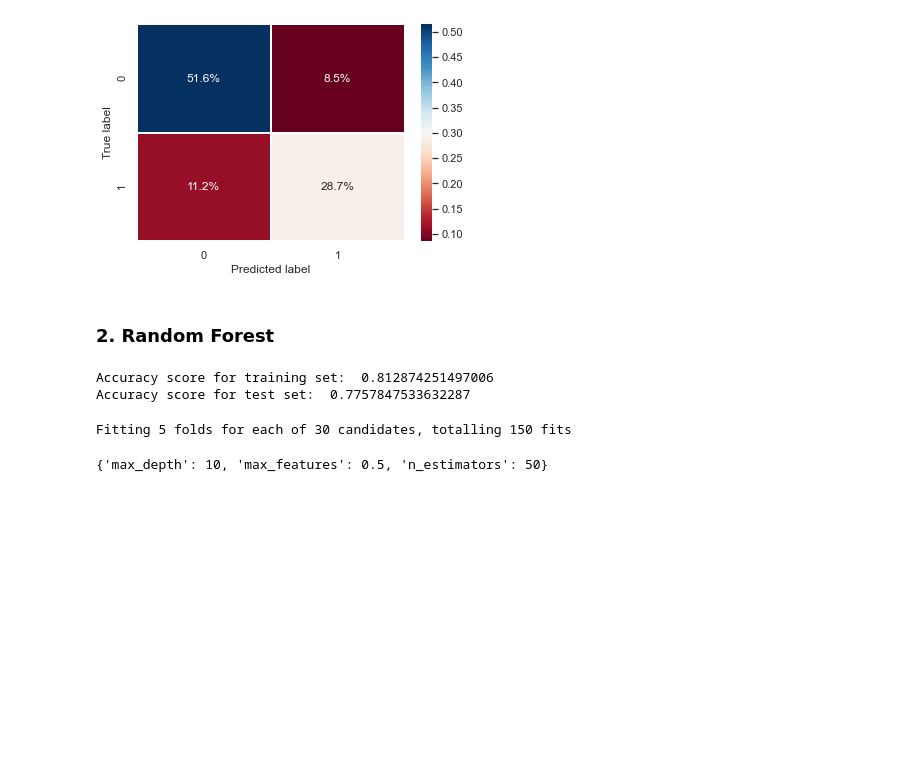
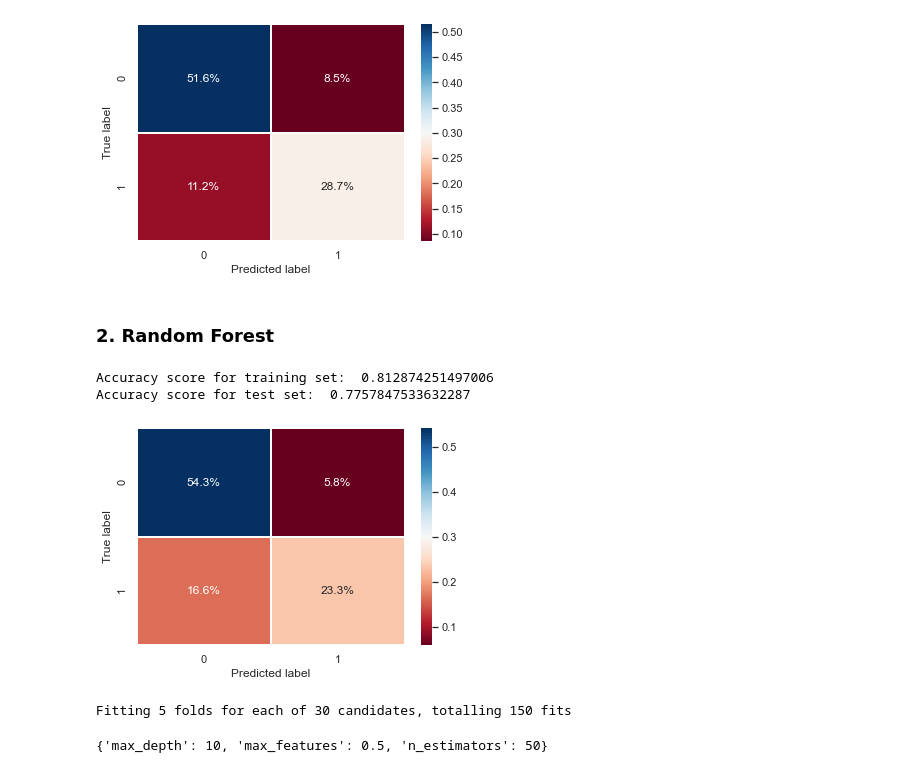
Before and after one commit to golecalicja/titanic-survivor-prediction, a Jupyter notebook: Titanic Survivor Prediction.ipynb, the cells around one changed output. Drawn from its saved outputs; the diff is of its cells as text; code cells hidden in the pictures; blank space fills up the shorter version.

Commit message:
continued model tuning

```diff
--- a/Titanic Survivor Prediction.ipynb
+++ b/Titanic Survivor Prediction.ipynb
@@ -620,6 +620,11 @@ print('Accuracy score for test set: ', test_accuracy)
 # %% [output]
 Accuracy score for training set:  0.812874251497006
 Accuracy score for test set:  0.7757847533632287
+# %%
+y_pred = model.predict(x_test)
+helpers.create_confusion_matrix(y_test, y_pred)
+# %% [output]
+[figure, added]
 # %%
 from sklearn.model_selection import GridSearchCV
 
```
Also changed, not shown: parts of 9 cells of this notebook.
